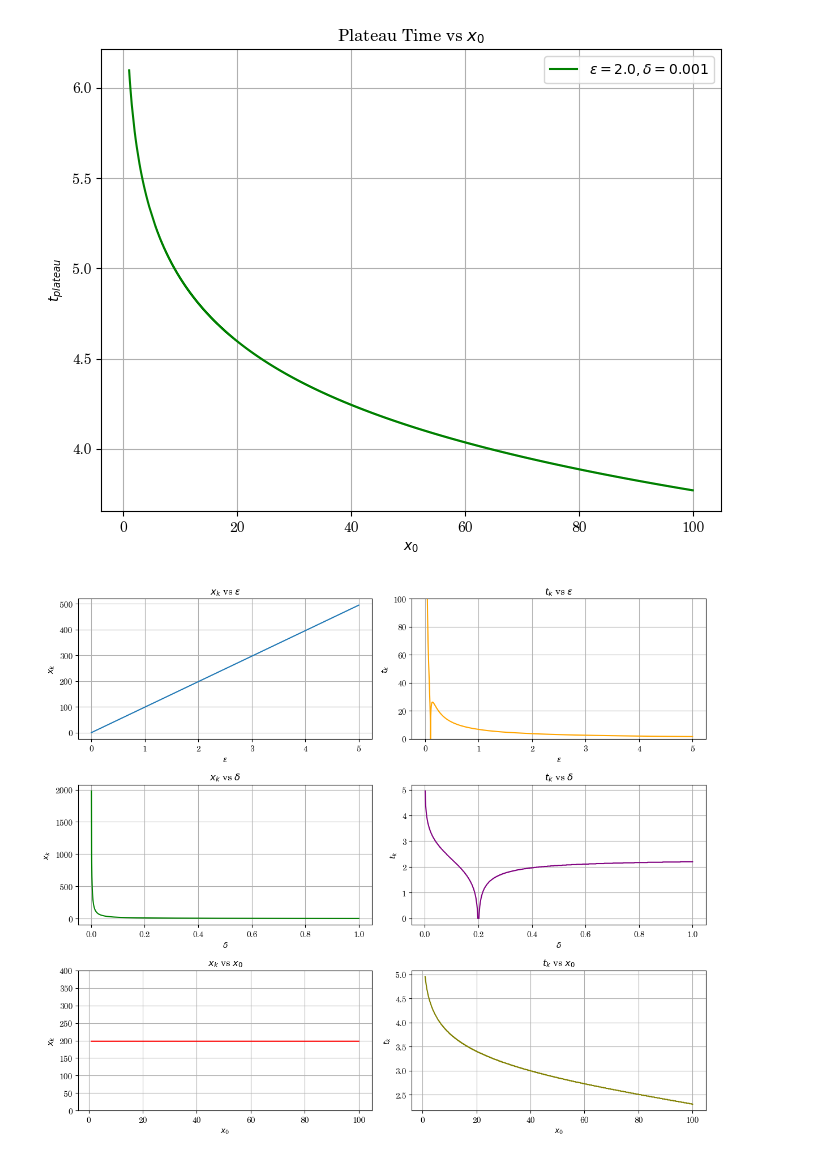
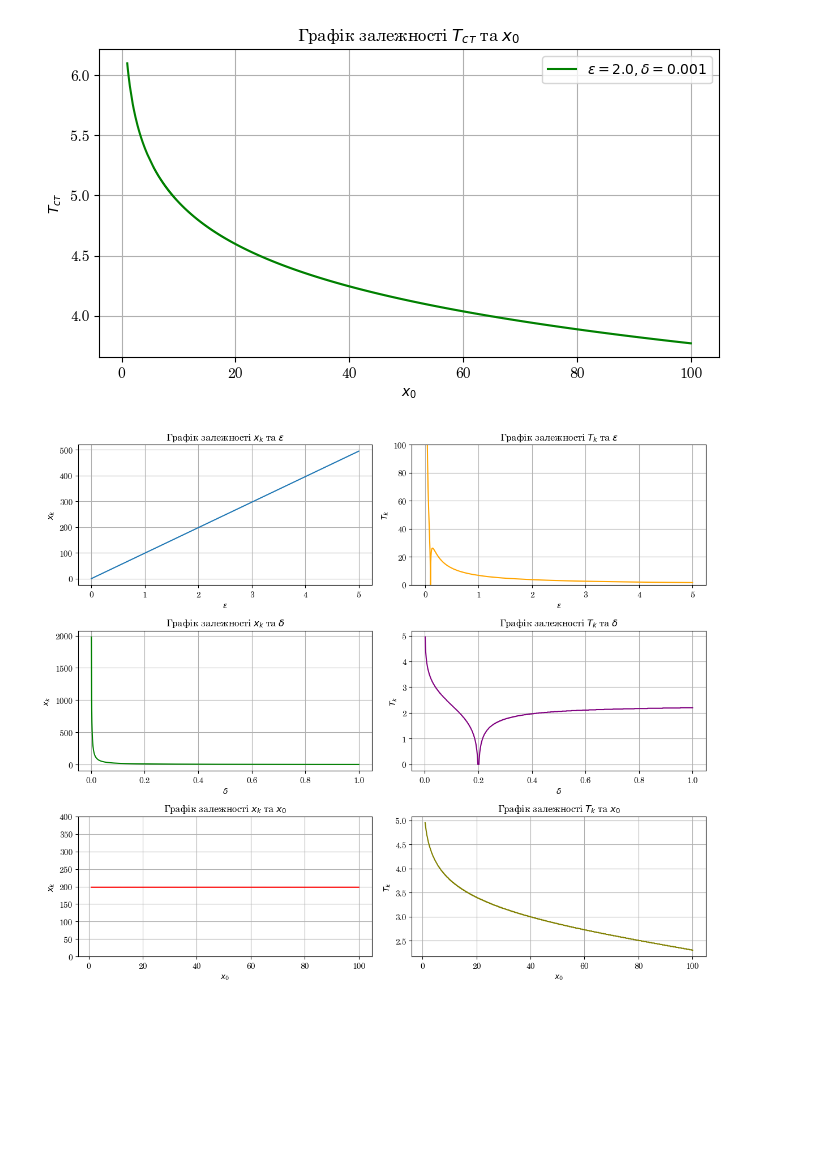
Before and after one commit to ArsenIsh26/Biophysics, a Jupyter notebook: Практична робота з Біофізики №2.ipynb, the cells around one changed output. Saved outputs shown, nothing was run; the diff lists cells and outputs as text; code cells hidden in the pictures; blank space fills up the shorter version.

```diff
--- a/Практична робота з Біофізики №2.ipynb
+++ b/Практична робота з Біофізики №2.ipynb
@@ -84,36 +88,36 @@ Inflection point found at t = 0.902, x = 194.367
 import numpy as np
 import matplotlib.pyplot as plt
 import pandas as pd
+
+plt.rcParams['font.family'] = 'Century Schoolbook'
 
 x0 = 10
 delta_values = np.linspace(0.0001, 0.1, 6)
 epsilon = 2
 t = np.linspace(0, 10, 500)
 
-epsilon_list, delta_list, x0_list, x_k_list, t_k_list, plateau_time_list = [], [], [], [], [], []
+epsilon_list, delta_list, x0_list, x_k_list, t_k_list, plateau_x_list, plateau_time_list = [], [], [], [], [], [], []
 
 plt.figure(figsize=(10, 6))
 for delta in delta_values:
     x = (x0 * epsilon) / (((epsilon - delta * x0) * np.exp(-epsilon * t)) + delta * x0)
     plt.plot(t, x, label=r'$\delta = {:.4f}$'.format(delta))
 
-    plateau_index = np.where(np.isclose(x, x[-1], rtol=0.01))[0][0]
-    plateau_time = t[plateau_index]
+    plateau_x = np.where(np.isclose(x, x[-1], rtol=0.01))[0][0]
+    plateau_time = t[plateau_x]
 
-    # Calculate the first and second derivatives
     dx_dt = np.gradient(x, t)
     d2x_dt2 = np.gradient(dx_dt, t)
 
-     # Find the inflection point (where the second derivative changes sign)
     inflection_indices = np.where(np.diff(np.sign(d2x_dt2)))[0]
 
     if inflection_indices.size > 0:
         inflection_index = inflection_indices[0]
         t_k = t[inflection_index]
         x_k = x[inflection_index]
-        print(f"Inflection point found at t = {t_k:.3f}, x = {x_k:.3f}")
+        print(f"точка перегину t = {t_k:.3f}, x = {x_k:.3f}")
     else:
-        print("No inflection point found.")
+        print("Точка перегину відсутня")
 
     curve_color = plt.gca().lines[-1].get_color()
     plt.vlines(t_k, -10, x_k, color=curve_color, linestyle='--')
@@ -125,6 +129,7 @@ for delta in delta_values:
     x0_list.append(x0)
     x_k_list.append(x_k)
     t_k_list.append(t_k)
+    plateau_x_list.append(plateau_x)
     plateau_time_list.append(plateau_time)
 
 plt.ylim(0, 150)
@@ -142,6 +147,7 @@ results_df = pd.DataFrame({
     'Початкова чисельність популяції, x0': x0_list,
     'Точка перегину, x_k': x_k_list,
     'Точка перегину, t_k': t_k_list,
+    'Максимум кількості особин, xст': plateau_x_list,
     'Час настання плато, Tст': plateau_time_list
 })
 
@@ -171,15 +177,15 @@ delta = 0.01
 epsilon = 2
 t = np.linspace(0, 10, 500)
 
-epsilon_list, delta_list, x0_list, x_k_list, t_k_list, plateau_time_list = [], [], [], [], [], []
+epsilon_list, delta_list, x0_list, x_k_list, t_k_list, plateau_x_list, plateau_time_list = [], [], [], [], [], [], []
 
 plt.figure(figsize=(10, 6))
 for x0 in x0_values:
     x = (x0 * epsilon) / (((epsilon - delta * x0) * np.exp(-epsilon * t)) + delta * x0)
     plt.plot(t, x, label=r'$x_0 = {:.0f}$'.format(x0))
 
-    plateau_index = np.where(np.isclose(x, x[-1], rtol=0.01))[0][0]
-    plateau_time = t[plateau_index]
+    plateau_x = np.where(np.isclose(x, x[-1], rtol=0.01))[0][0]
+    plateau_time = t[plateau_x]
 
     dx_dt = np.gradient(x, t)
     d2x_dt2 = np.gradient(dx_dt, t)
@@ -204,6 +210,7 @@ for x0 in x0_values:
     x0_list.append(x0)
     x_k_list.append(x_k)
     t_k_list.append(round(t_k, 1))
+    plateau_x_list.append(plateau_x)
     plateau_time_list.append(round(plateau_time, 1))
 
 plt.ylim(0, 200)
@@ -221,6 +228,7 @@ results_df = pd.DataFrame({
     'Початкова чисельність популяції, x0': x0_list,
     'Точка перегину, x_k': x_k_list,
     'Точка перегину, t_k': t_k_list,
+    'Максимум кількості особин, xст': plateau_x_list,
     'Час настання плато, Tст': plateau_time_list
 })
 
@@ -299,135 +309,116 @@ plt.show()
 # %%
 import numpy as np
 import matplotlib.pyplot as plt
 
-# Define time range
-t = np.linspace(0, 10, 10000)  # Time values
+plt.rcParams['font.family'] = 'Century Schoolbook'
 
-# Set constant epsilon and delta
+t = np.linspace(0, 10, 10000)
+
 epsilon = 2.0
 delta = 0.001
 
-# Initialize list to store plateau times for different x0 values
 plateau_times_x0 = []
 
-# Calculate plateau time for varying x0
-x0_values = np.linspace(1, 100, 10000)  # Range of x0 values
+x0_values = np.linspace(1, 100, 10000)
 for x0 in x0_values:
     x = (x0 * epsilon) / (((epsilon - delta * x0) * np.exp(-epsilon * t)) + delta * x0)
     plateau_index = np.where(np.isclose(x, x[-1], rtol=0.01))[0][0]
     plateau_times_x0.append(t[plateau_index])
 
-# Plotting
-plt.figure(figsize=(8, 6))
+plt.figure(figsize=(8, 4))
 plt.plot(x0_values, plateau_times_x0, label=r'$\epsilon = {:.1f}, \delta = {:.3f}$'.format(epsilon, delta), color = 'green')
 
-# Labels and title
 plt.xlabel(r'$x_0$')
-plt.ylabel(r'$t_{plateau}$')
-plt.title('Plateau Time vs $x_0$')
+plt.ylabel(r'$T_{ст}$')
+plt.title(r'Графік залежності $T_{ст}$ та $x_0$')
 plt.grid()
 plt.legend()
 plt.show()
 # %% [output]
-[figure, old version]
+[figure, new version]
 # %%
 import numpy as np
 import matplotlib.pyplot as plt
 
-# Define time range
 t = np.linspace(0, 1000, 100000)
 
-# Fixed values for the parameters not being varied
 epsilon_fixed = 2.0
 delta_fixed = 0.01
 x0_fixed = 10.0
 
-# Define ranges for epsilon, delta, and x0
 epsilon_values = np.linspace(0.0001, 5, 1000)
 delta_values = np.linspace(0.001, 1.0, 1000)
 x0_values = np.linspace(1, 100, 1000)
 
-# Initialize lists to store results
 xk_epsilon, tk_epsilon = [], []
 xk_delta, tk_delta = [], []
 xk_x0, tk_x0 = [], []
 
-# Calculate x_k and t_k for varying epsilon
 for epsilon in epsilon_values:
     x = (x0_fixed * epsilon) / (((epsilon - delta_fixed * x0_fixed) * np.exp(-epsilon * t)) + delta_fixed * x0_fixed)
     plateau_index = np.where(np.isclose(x, x[-1], rtol=0.01))[0][0]
     xk_epsilon.append(x[plateau_index])
     tk_epsilon.append(t[plateau_index])
 
-# Calculate x_k and t_k for varying delta
 for delta in delta_values:
     x = (x0_fixed * epsilon_fixed) / (((epsilon_fixed - delta * x0_fixed) * np.exp(-epsilon_fixed * t)) + delta * x0_fixed)
     plateau_index = np.where(np.isclose(x, x[-1], rtol=0.01))[0][0]
     xk_delta.append(x[plateau_index])
     tk_delta.append(t[plateau_index])
 
-# Calculate x_k and t_k for varying x0
 for x0 in x0_values:
     x = (x0 * epsilon_fixed) / (((epsilon_fixed - delta_fixed * x0) * np.exp(-epsilon_fixed * t)) + delta_fixed * x0)
     plateau_index = np.where(np.isclose(x, x[-1], rtol=0.01))[0][0]
     xk_x0.append(x[plateau_index])
     tk_x0.append(t[plateau_index])
 
-# Plotting all dependencies
 plt.figure(figsize=(12, 10))
 
-# Plot x_k vs epsilon
 plt.subplot(3, 2, 1)
 plt.plot(epsilon_values, xk_epsilon)
 plt.xlabel(r'$\epsilon$')
 plt.ylabel(r'$x_k$')
-plt.title(r'$x_k$ vs $\epsilon$')
+plt.title(r'Графік залежності $x_k$ та $\epsilon$')
 plt.grid()
 
-# Plot t_k vs epsilon
 plt.subplot(3, 2, 2)
 plt.plot(epsilon_values, tk_epsilon, color = 'orange')
 plt.ylim(0, 100)
 plt.xlabel(r'$\epsilon$')
-plt.ylabel(r'$t_k$')
-plt.title(r'$t_k$ vs $\epsilon$')
+plt.ylabel(r'$T_k$')
+plt.title(r'Графік залежності $T_k$ та $\epsilon$')
 plt.grid()
 
-# Plot x_k vs delta
 plt.subplot(3, 2, 3)
 plt.plot(delta_values, xk_delta, color = 'green')
 plt.xlabel(r'$\delta$')
 plt.ylabel(r'$x_k$')
-plt.title(r'$x_k$ vs $\delta$')
+plt.title(r'Графік залежності $x_k$ та $\delta$')
 plt.grid()
 
-# Plot t_k vs delta
 plt.subplot(3, 2, 4)
 plt.plot(delta_values, tk_delta, color = 'purple')
 plt.xlabel(r'$\delta$')
-plt.ylabel(r'$t_k$')
-plt.title(r'$t_k$ vs $\delta$')
+plt.ylabel(r'$T_k$')
+plt.title(r'Графік залежності $T_k$ та $\delta$')
 plt.grid()
 
-# Plot x_k vs x0
 plt.subplot(3, 2, 5)
 plt.plot(x0_values, xk_x0, color = 'red')
 plt.ylim(0, 400)
 plt.xlabel(r'$x_0$')
 plt.ylabel(r'$x_k$')
-plt.title(r'$x_k$ vs $x_0$')
+plt.title(r'Графік залежності $x_k$ та $x_0$')
 plt.grid()
 
-# Plot t_k vs x0
 plt.subplot(3, 2, 6)
 plt.plot(x0_values, tk_x0, color = 'olive')
 plt.xlabel(r'$x_0$')
-plt.ylabel(r'$t_k$')
-plt.title(r'$t_k$ vs $x_0$')
+plt.ylabel(r'$T_k$')
+plt.title(r'Графік залежності $T_k$ та $x_0$')
 plt.grid()
 
-# Adjust layout and display the plots
 plt.tight_layout()
 plt.show()
 # %% [output]
-[figure, old version]
+[figure, new version]
```
Also changed, not shown: parts of 5 cells of this notebook.
